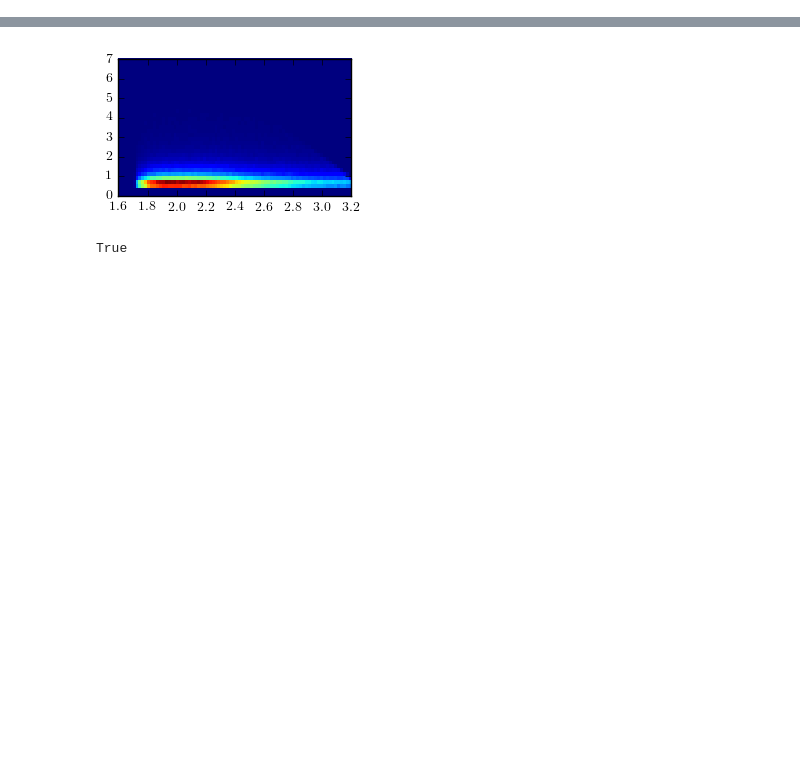
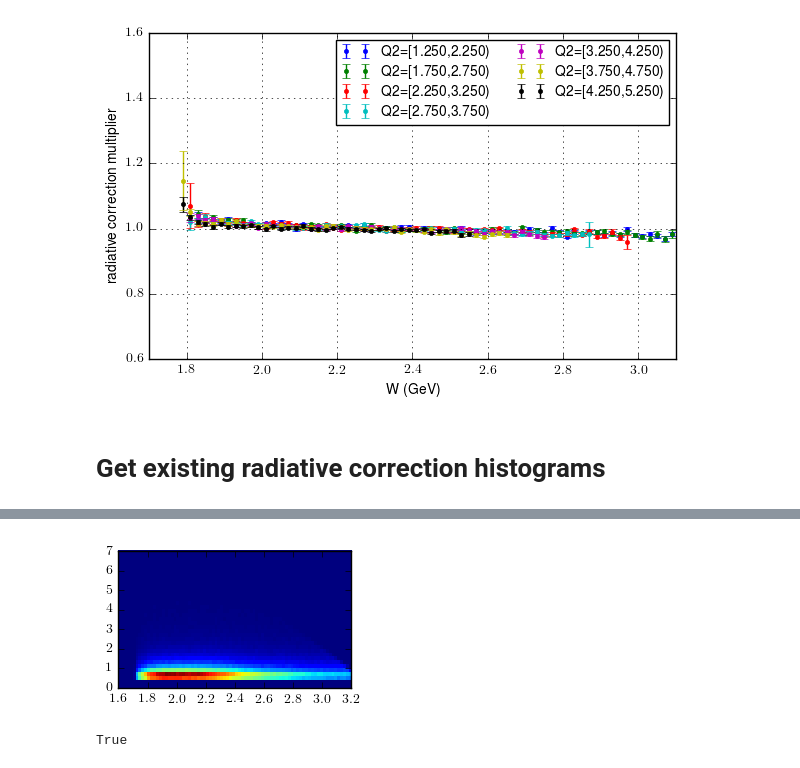
Before and after one commit to evan-phelps/phys-ana-omega, a Jupyter notebook: worksheets/radiative_corrections.ipynb, the cells around one changed output, grey strips where cells are left out. Drawn from its saved outputs; the diff is of its cells as text; code cells hidden in the pictures; blank space fills up the shorter version.

```diff
--- a/worksheets/radiative_corrections.ipynb
+++ b/worksheets/radiative_corrections.ipynb
@@ -22,0 +93,23 @@ MOMEGA = 0.78265
+# %%
+fig = plt.figure()
+# colors = ['b', 'g', 'r', 'c', 'm', 'y', 'k']
+# for icolor, h in enumerate(hW_effs[1::38]):
+# for icolor, h in enumerate(hW_effs[1::3]):
+for icolor, h in enumerate(hW_effs):
+    X, Y, E = list(h.x()), list(h.y()), list(zip(*h.yerr()))[0]
+#     plt.errorbar(X,Y,E, fmt='.', color=colors[icolor], label=h.get_title())
+    plt.errorbar(X,Y,E, fmt='.', label=h.get_title())
+plt.grid()
+# plt.loglog()
+plt.ylim(0.6, 1.6)
+plt.xlim(1.7,3.1)
+# plt.ylim(0,10)
+plt.legend(fontsize=10, ncol=2)
+plt.xlabel(r'W (GeV)') #, fontsize=12)
+plt.ylabel(r'radiative correction multiplier') #, fontsize=12)
+plt.tight_layout()
+plt.show()
+# %% [output]
+[figure, added]
+# %% [markdown]
+# Get existing radiative correction histograms
```
Also changed, not shown: parts of 37 cells of this notebook, 1 other file.
